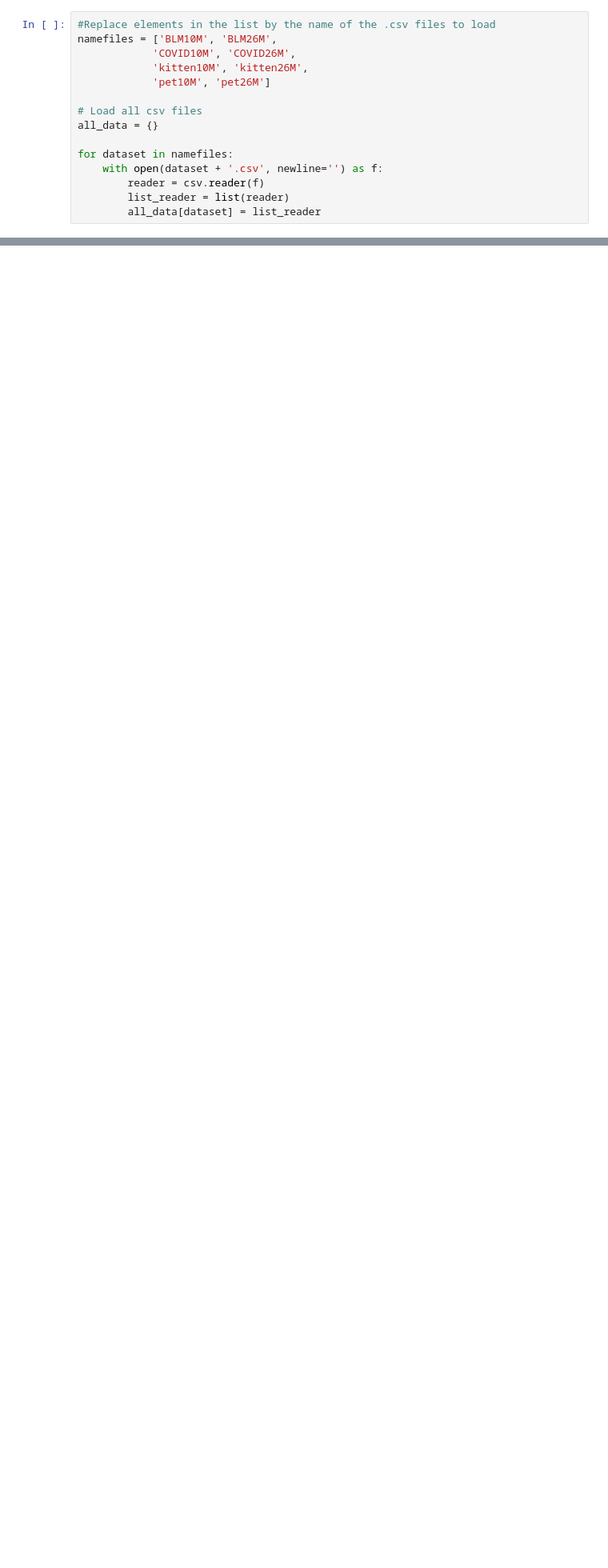
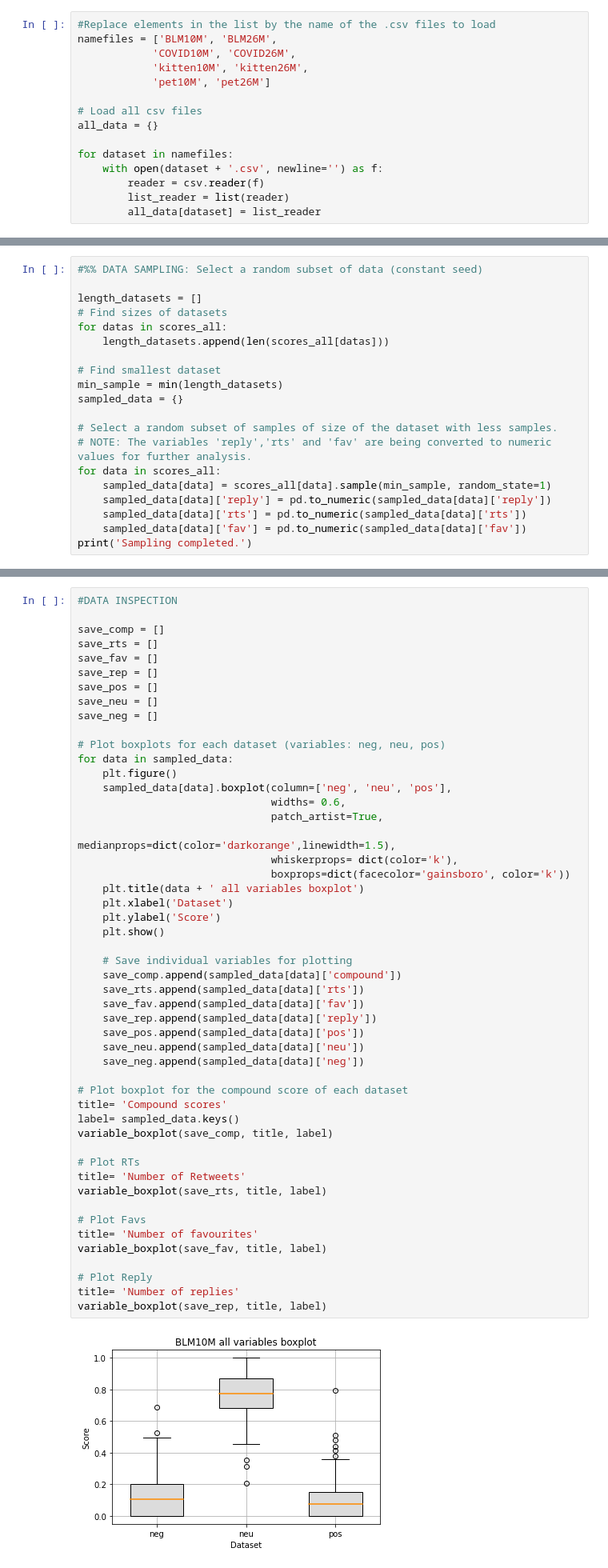
Before and after one commit to Ariein2/TwitterProject-SP, a Jupyter notebook: TwitterMainNotebook2.ipynb, the cells around one changed output, grey strips where cells are left out. Shown at 80% size. Drawn from its saved outputs; the diff is of its cells as text; blank space fills up the shorter version.

```diff
--- a/TwitterMainNotebook2.ipynb
+++ b/TwitterMainNotebook2.ipynb
@@ -70,0 +290,20 @@ for dataset in namefiles:
+# %%
+#%% DATA SAMPLING: Select a random subset of data (constant seed)
+
+length_datasets = []
+# Find sizes of datasets
+for datas in scores_all:
+    length_datasets.append(len(scores_all[datas]))
+
+# Find smallest dataset
+min_sample = min(length_datasets)
+sampled_data = {}
+
+# Select a random subset of samples of size of the dataset with less samples.
+# NOTE: The variables 'reply','rts' and 'fav' are being converted to numeric values for further analysis.
+for data in scores_all:
+    sampled_data[data] = scores_all[data].sample(min_sample, random_state=1)
+    sampled_data[data]['reply'] = pd.to_numeric(sampled_data[data]['reply'])
+    sampled_data[data]['rts'] = pd.to_numeric(sampled_data[data]['rts'])
+    sampled_data[data]['fav'] = pd.to_numeric(sampled_data[data]['fav'])
+print('Sampling completed.')
@@ -70,0 +317,52 @@ for dataset in namefiles:
+# %%
+#DATA INSPECTION
+
+save_comp = []
+save_rts = []
+save_fav = []
+save_rep = []
+save_pos = []
+save_neu = []
+save_neg = []
+
+# Plot boxplots for each dataset (variables: neg, neu, pos)
+for data in sampled_data:
+    plt.figure()
+    sampled_data[data].boxplot(column=['neg', 'neu', 'pos'],
+                               widths= 0.6,
+                               patch_artist=True,
+                               medianprops=dict(color='darkorange',linewidth=1.5),
+                               whiskerprops= dict(color='k'),
+                               boxprops=dict(facecolor='gainsboro', color='k'))
+    plt.title(data + ' all variables boxplot')
+    plt.xlabel('Dataset')
+    plt.ylabel('Score')
+    plt.show()
+
+    # Save individual variables for plotting
+    save_comp.append(sampled_data[data]['compound'])
+    save_rts.append(sampled_data[data]['rts'])
+    save_fav.append(sampled_data[data]['fav'])
+    save_rep.append(sampled_data[data]['reply'])
+    save_pos.append(sampled_data[data]['pos'])
+    save_neu.append(sampled_data[data]['neu'])
+    save_neg.append(sampled_data[data]['neg'])
+
+# Plot boxplot for the compound score of each dataset
+title= 'Compound scores'
+label= sampled_data.keys()
+variable_boxplot(save_comp, title, label)
+
+# Plot RTs
+title= 'Number of Retweets'
+variable_boxplot(save_rts, title, label)
+
+# Plot Favs
+title= 'Number of favourites'
+variable_boxplot(save_fav, title, label)
+
+# Plot Reply
+title= 'Number of replies'
+variable_boxplot(save_rep, title, label)
+# %% [output]
+[figure, added]
```
Also changed, not shown: parts of 28 cells of this notebook.
